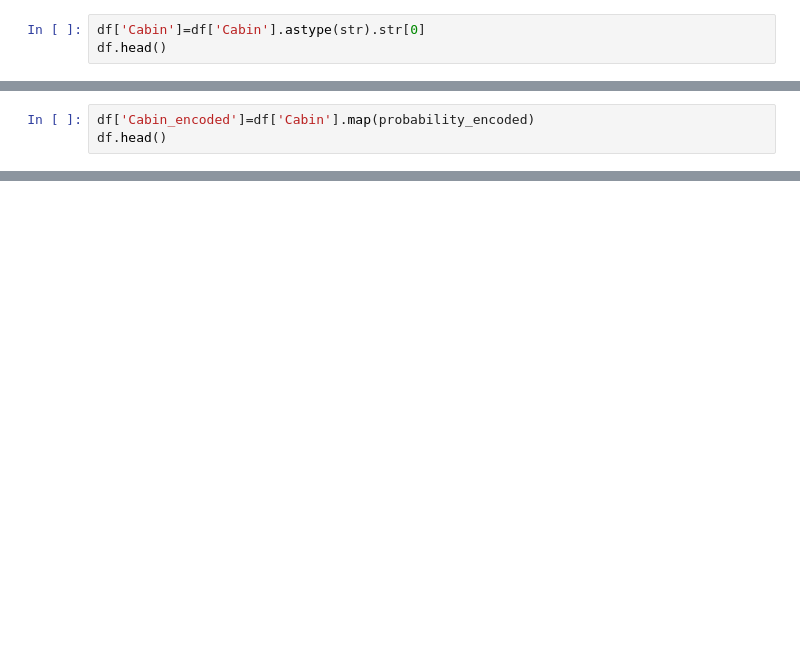
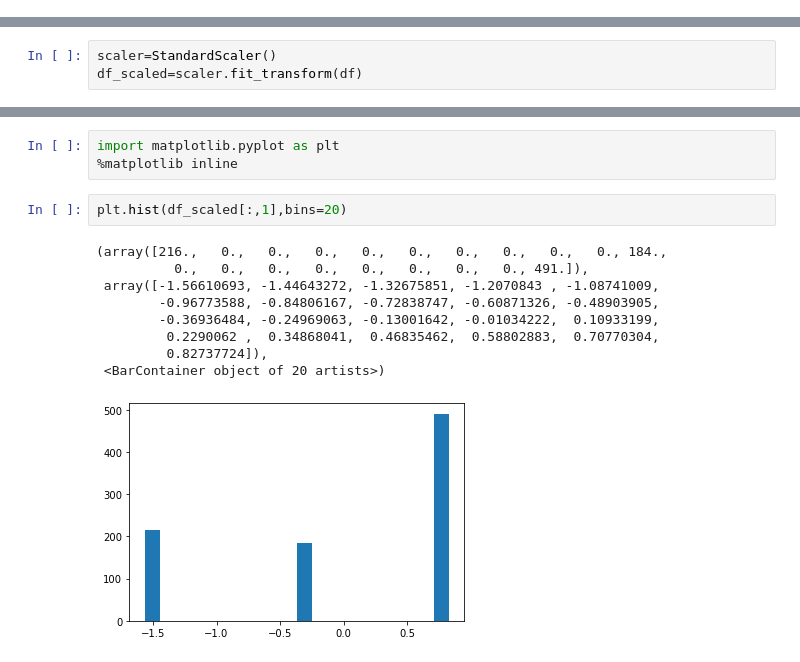
Before and after one commit to AugustineJosephMN/Feature-Engineering, a Jupyter notebook: Normalization and Std.ipynb, the cells around one changed output, grey strips where cells are left out. Drawn from its saved outputs; the diff is of its cells as text; blank space fills up the shorter version.

```diff
--- a/Normalization and Std.ipynb
+++ b/Normalization and Std.ipynb
@@ -51,3 +25,0 @@ array(['Missing', 'C85', 'C123', 'E46', 'G6', 'C103', 'D56', 'A6',
-# %%
-df['Cabin']=df['Cabin'].astype(str).str[0]
-df.head()
@@ -107,3 +25,0 @@ probability_encoded=prob_df['Probability_ratio'].to_dict()
-# %%
-df['Cabin_encoded']=df['Cabin'].map(probability_encoded)
-df.head()
@@ -136,0 +36,3 @@ df.head(20)
+# %%
+scaler=StandardScaler()
+df_scaled=scaler.fit_transform(df)
@@ -136,0 +49,15 @@ df.head(20)
+# %%
+import matplotlib.pyplot as plt
+%matplotlib inline
+# %%
+plt.hist(df_scaled[:,1],bins=20)
+# %% [output]
+(array([216.,   0.,   0.,   0.,   0.,   0.,   0.,   0.,   0.,   0., 184.,
+          0.,   0.,   0.,   0.,   0.,   0.,   0.,   0., 491.]),
+ array([-1.56610693, -1.44643272, -1.32675851, -1.2070843 , -1.08741009,
+        -0.96773588, -0.84806167, -0.72838747, -0.60871326, -0.48903905,
+        -0.36936484, -0.24969063, -0.13001642, -0.01034222,  0.10933199,
+         0.2290062 ,  0.34868041,  0.46835462,  0.58802883,  0.70770304,
+         0.82737724]),
+ <BarContainer object of 20 artists>)
+[figure, added]
```
Also changed, not shown: parts of 26 cells of this notebook, 1 other file.
